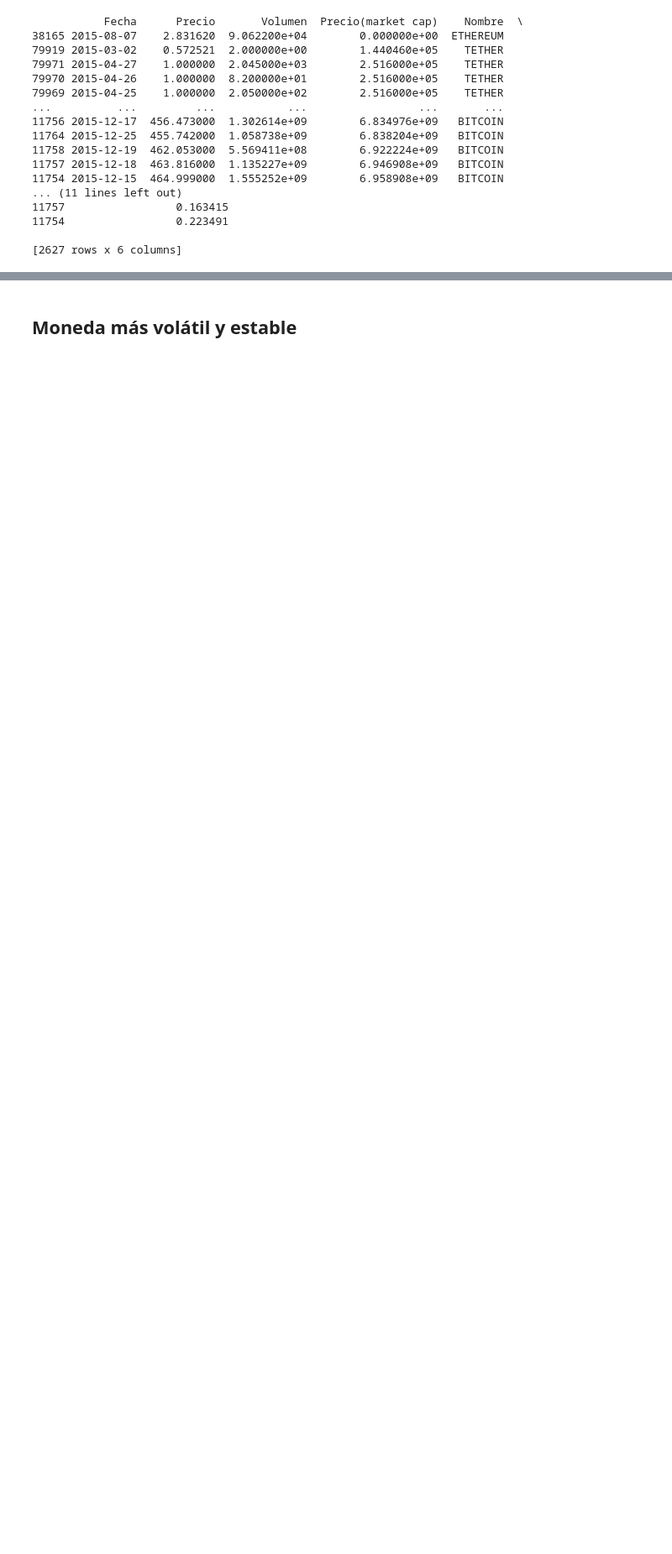
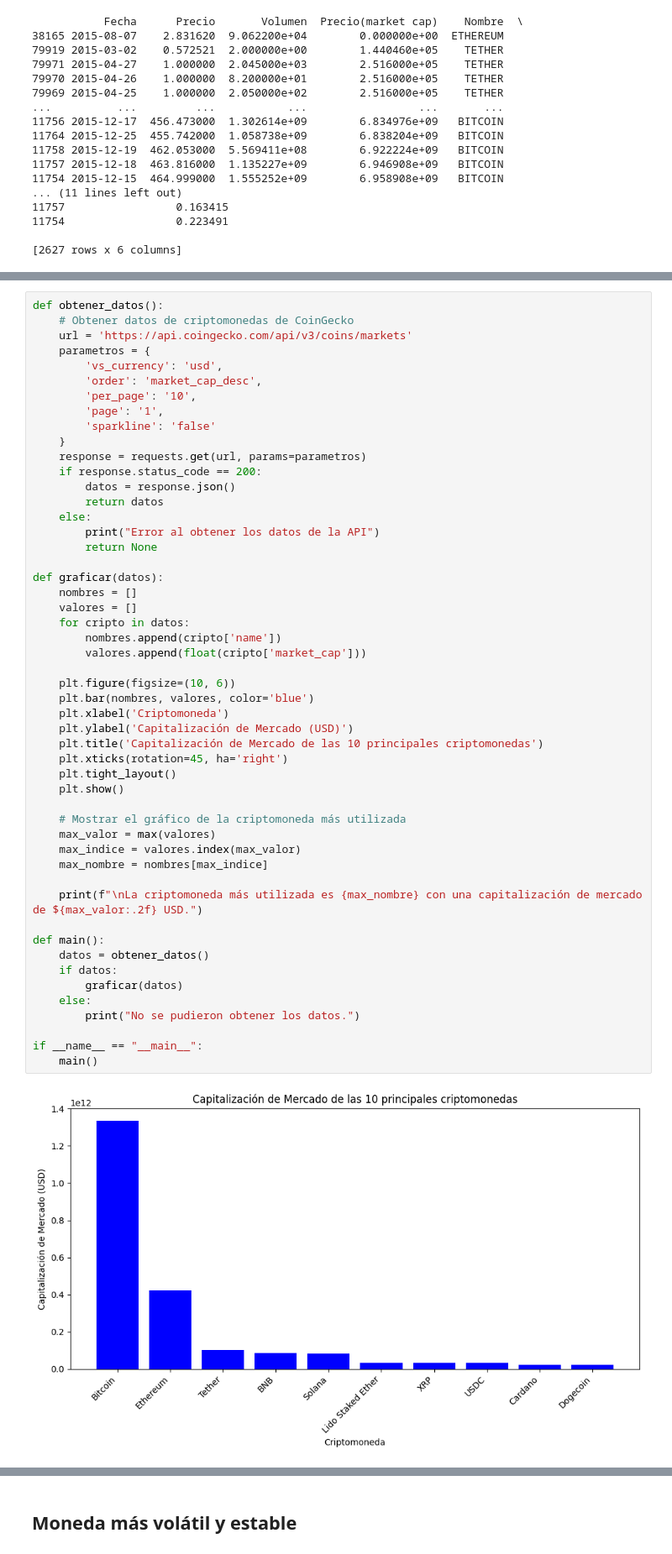
Before and after one commit to diazflorian/CryptoMatrix, a Jupyter notebook: CryptoMatrix.ipynb, the cells around one changed output, grey strips where cells are left out. Shown at 84% size. Cells and saved outputs as stored; diff of their text form; blank space fills up the shorter version.

```diff
--- a/CryptoMatrix.ipynb
+++ b/CryptoMatrix.ipynb
@@ -107,0 +124,53 @@ print(merged_df_2015)
+# %%
+def obtener_datos():
+    # Obtener datos de criptomonedas de CoinGecko
+    url = 'https://api.coingecko.com/api/v3/coins/markets'
+    parametros = {
+        'vs_currency': 'usd',
+        'order': 'market_cap_desc',
+        'per_page': '10',
+        'page': '1',
+        'sparkline': 'false'
+    }
+    response = requests.get(url, params=parametros)
+    if response.status_code == 200:
+        datos = response.json()
+        return datos
+    else:
+        print("Error al obtener los datos de la API")
+        return None
+
+def graficar(datos):
+    nombres = []
+    valores = []
+    for cripto in datos:
+        nombres.append(cripto['name'])
+        valores.append(float(cripto['market_cap']))
+
+    plt.figure(figsize=(10, 6))
+    plt.bar(nombres, valores, color='blue')
+    plt.xlabel('Criptomoneda')
+    plt.ylabel('Capitalización de Mercado (USD)')
+    plt.title('Capitalización de Mercado de las 10 principales criptomonedas')
+    plt.xticks(rotation=45, ha='right')
+    plt.tight_layout()
+    plt.show()
+
+    # Mostrar el gráfico de la criptomoneda más utilizada
+    max_valor = max(valores)
+    max_indice = valores.index(max_valor)
+    max_nombre = nombres[max_indice]
+
+    print(f"\nLa criptomoneda más utilizada es {max_nombre} con una capitalización de mercado de ${max_valor:.2f} USD.")
+
+def main():
+    datos = obtener_datos()
+    if datos:
+        graficar(datos)
+    else:
+        print("No se pudieron obtener los datos.")
+
+if __name__ == "__main__":
+    main()
+# %% [output]
+[figure, added]
```
Also changed, not shown: parts of 11 cells of this notebook.
